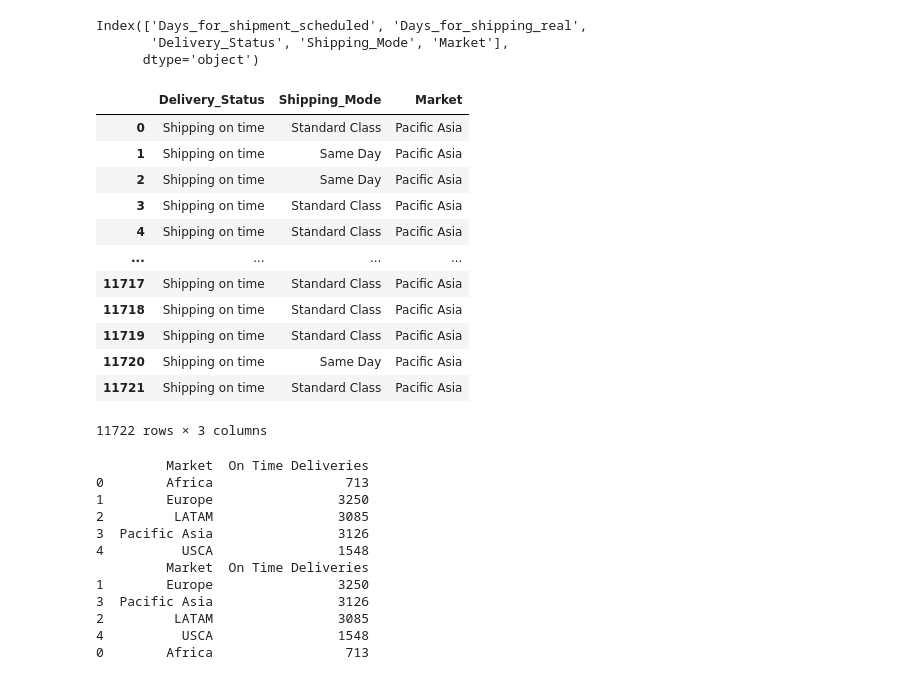
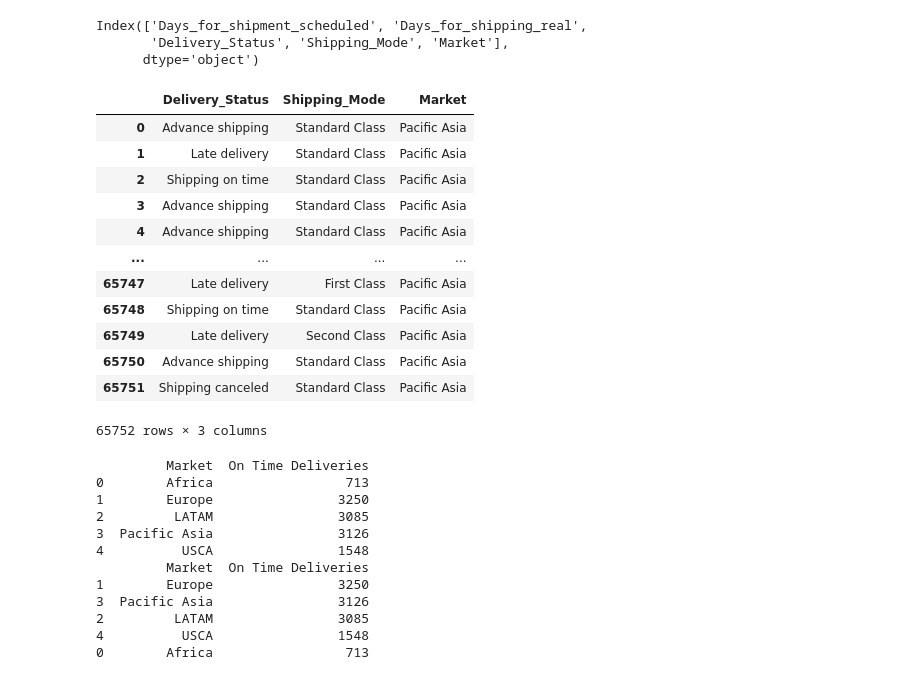
Before and after one commit to CCNY-Analytics-and-Quant/StevenCEdwinA-BAFall2023, a Jupyter notebook: Final Project.ipynb, the cells around one changed output. Saved outputs shown, nothing was run; the diff lists cells and outputs as text; code cells hidden in the pictures.

```diff
--- a/Final Project.ipynb
+++ b/Final Project.ipynb
@@ -451,23 +451,23 @@ Index(['Days_for_shipment_scheduled', 'Days_for_shipping_real',
       dtype='object')
 # %%
 # Filtering shipping data to see which market, status, and shipping mode deliveries are
-df_shipping_data_all = pd.read_csv('Results_ShippingDataAll.csv')
+df_shipping_data_all = pd.read_csv('Results_ShippingDataAll2.csv')
 deliveryStatus = df_shipping_data_all[['Delivery_Status', 'Shipping_Mode', 'Market']]
 deliveryStatus
 # %% [output]
 |  | Delivery_Status | Shipping_Mode | Market |
-| 0 | Shipping on time | Standard Class | Pacific Asia |
-| 1 | Shipping on time | Same Day | Pacific Asia |
-| 2 | Shipping on time | Same Day | Pacific Asia |
-| 3 | Shipping on time | Standard Class | Pacific Asia |
-| 4 | Shipping on time | Standard Class | Pacific Asia |
+| 0 | Advance shipping | Standard Class | Pacific Asia |
+| 1 | Late delivery | Standard Class | Pacific Asia |
+| 2 | Shipping on time | Standard Class | Pacific Asia |
+| 3 | Advance shipping | Standard Class | Pacific Asia |
+| 4 | Advance shipping | Standard Class | Pacific Asia |
 | ... | ... | ... | ... |
-| 11717 | Shipping on time | Standard Class | Pacific Asia |
-| 11718 | Shipping on time | Standard Class | Pacific Asia |
-| 11719 | Shipping on time | Standard Class | Pacific Asia |
-| 11720 | Shipping on time | Same Day | Pacific Asia |
-| 11721 | Shipping on time | Standard Class | Pacific Asia |
+| 65747 | Late delivery | First Class | Pacific Asia |
+| 65748 | Shipping on time | Standard Class | Pacific Asia |
+| 65749 | Late delivery | Second Class | Pacific Asia |
+| 65750 | Advance shipping | Standard Class | Pacific Asia |
+| 65751 | Shipping canceled | Standard Class | Pacific Asia |
-11722 rows × 3 columns
+65752 rows × 3 columns
 # %%
 # Filter data for 'Shipping on time' deliveries
 on_time_deliveries = deliveryStatus[df_shipping_data_all['Delivery_Status'] == 'Shipping on time']
```
Also changed, not shown: parts of 2 cells of this notebook.
